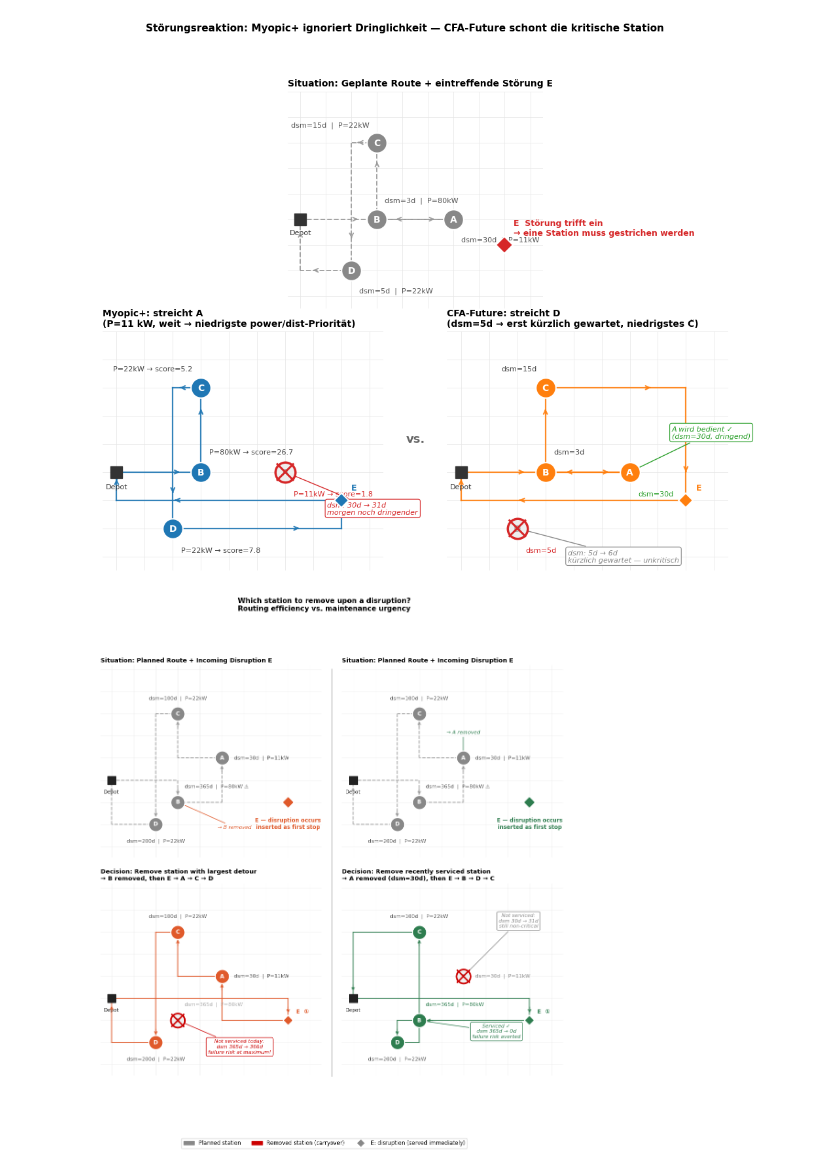
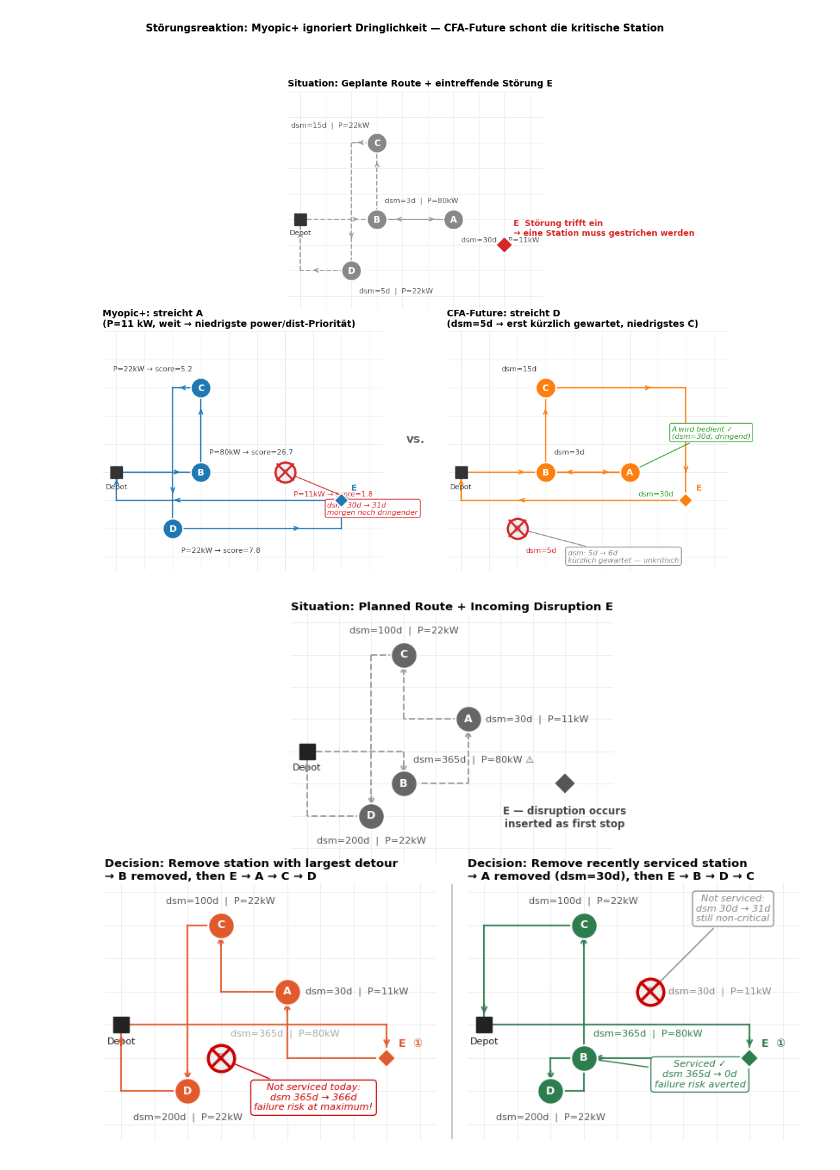
Before and after one commit to philipphuemmer/masterarbeit, a Jupyter notebook: notebooks/illustrative_cfa_vs_myopic_plus.ipynb, the cells around one changed output. Drawn from its saved outputs; the diff is of its cells as text; code cells hidden in the pictures.

```diff
--- a/notebooks/illustrative_cfa_vs_myopic_plus.ipynb
+++ b/notebooks/illustrative_cfa_vs_myopic_plus.ipynb
@@ -677,12 +677,12 @@ C1 = '#e05a2b'
 C2 = '#2e7d4f'
 
 def _grid(ax, title=''):
-    ax.set_xlim(-0.5, 9.5); ax.set_ylim(-0.5, 8.2)
+    ax.set_xlim(-0.5, 9.5); ax.set_ylim(-0.5, 7.3)
     ax.set_aspect('equal'); ax.axis('off')
     for x in range(10): ax.axvline(x, color='#e8e8e8', lw=0.5, zorder=0)
     for y in range(9):  ax.axhline(y, color='#e8e8e8', lw=0.5, zorder=0)
     if title:
-        ax.set_title(title, fontsize=9.5, fontweight='bold', pad=5, loc='left')
+        ax.set_title(title, fontsize=9.5, fontweight='bold', pad=2, loc='left')
 
 def _depot(ax):
     ax.plot(*_d, 's', color='#222', ms=13, zorder=6)
@@ -760,10 +760,10 @@ def _station(ax, name, col, dropped=False, label='', label_col='#333'):
                          'C':(0.0, 0.60,'center','bottom'),'D':(0.0,-0.65,'center','top')}[name]
         ax.text(pos[0]+dx, pos[1]+dy, label, fontsize=8, color=label_col, ha=ha, va=va)
 
-def _situation(ax, col, highlight_drop):
+def _situation(ax, col, highlight_drop, planned=None):
     """Planned route + disruption E. highlight_drop: station name to annotate as drop candidate."""
     _depot(ax)
-    _route(ax, [_d]+[_s[n]['pos'] for n in _planned]+[_d], '#999', ls='--', lw=1.4)
+    _route(ax, [_d]+[_s[n]['pos'] for n in (planned or _planned)]+[_d], '#999', ls='--', lw=1.4)
     for n,s in _s.items():
         warn = ' ⚠' if n=='B' else ''
         _station(ax, n, '#888888',
@@ -798,68 +798,69 @@ def _note(ax, pos, text, col, x_off, y_off):
                 arrowprops=dict(arrowstyle='->', color=col, lw=1.0),
                 bbox=dict(boxstyle='round,pad=0.35', fc='white', ec=col, lw=0.9))
 
-# ── Layout: 2×3  (top: situation | sep | situation; bottom: decision | sep | decision)
-fig = plt.figure(figsize=(13, 12))
+# ── Layout: 2×3  (top: shared situation centered; bottom: decision | sep | decision)
+fig = plt.figure(figsize=(10.4, 8.0))
 gs = GridSpec(2, 3, figure=fig, width_ratios=[10, 0.4, 10],
               height_ratios=[1, 1.05], hspace=0.06, wspace=0.04)
-ax_tl = fig.add_subplot(gs[0, 0])
-ax_tr = fig.add_subplot(gs[0, 2])
-ax_bl = fig.add_subplot(gs[1, 0])
-ax_br = fig.add_subplot(gs[1, 2])
-ax_m  = fig.add_subplot(gs[:, 1]); ax_m.axis('off')
+ax_top = fig.add_subplot(gs[0, :])   # shared situation, full width → recentered below
+ax_bl  = fig.add_subplot(gs[1, 0])
+ax_br  = fig.add_subplot(gs[1, 2])
+ax_m   = fig.add_subplot(gs[1, 1]); ax_m.axis('off')
 ax_m.plot([0.5, 0.5], [0.02, 0.98], color='#bbbbbb', lw=1.2, transform=ax_m.transAxes, clip_on=False)
 
-# ─── Top left: situation for left decision ────────────────────────────────────
-_grid(ax_tl, 'Situation: Planned Route + Incoming Disruption E')
-_situation(ax_tl, C1, highlight_drop='B')
-
-# ─── Top right: situation for right decision ──────────────────────────────────
-_grid(ax_tr, 'Situation: Planned Route + Incoming Disruption E')
-_situation(ax_tr, C2, highlight_drop='A')
+# ─── Top: shared situation (neutral, no drop annotation) ─────────────────────
+_grid(ax_top, 'Situation: Planned Route + Incoming Disruption E')
+_depot(ax_top)
+_route(ax_top, [_d]+[_s[n]['pos'] for n in _planned]+[_d], '#999', ls='--', lw=1.4)
+for n, s in _s.items():
+    warn = ' ⚠' if n == 'B' else ''
+    _station(ax_top, n, '#666666',
+             label=f"dsm={s['dsm']}d  |  P={s['power']}kW{warn}", label_col='#555')
+ax_top.plot(*_E, 'D', color='#555', ms=13, zorder=6,
+            markeredgecolor='white', markeredgewidth=1.5)
+ax_top.text(_E[0], _E[1]-0.7, 'E — disruption occurs\ninserted as first stop',
+            fontsize=8.5, color='#444', fontweight='bold', ha='center', va='top')
 
 # ─── Bottom left: drop by routing efficiency ──────────────────────────────────
 _grid(ax_bl, 'Decision: Remove station with largest detour\n→ B removed, then E → A → C → D')
 _depot(ax_bl)
 _route(ax_bl, [_d, _E, _s['A']['pos'], _s['C']['pos'], _s['D']['pos'], _d], C1)
 for n in _s:
     _station(ax_bl, n, C1, dropped=(n=='B'),
              label=f"dsm={_s[n]['dsm']}d  |  P={_s[n]['power']}kW",
              label_col='#aaaaaa' if n=='B' else '#555555')
 _E_dot(ax_bl, C1)
 _note(ax_bl, _s['B']['pos'],
       'Not serviced today:\ndsm 365d → 366d\nfailure risk at maximum!',
       '#cc0000', +2.8, -1.2)
 
 # ─── Bottom right: drop by maintenance urgency ────────────────────────────────
 _grid(ax_br, 'Decision: Remove recently serviced station\n→ A removed (dsm=30d), then E → B → D → C')
 _depot(ax_br)
 _route(ax_br, [_d, _E, _s['B']['pos'], _s['D']['pos'], _s['C']['pos'], _d], C2)
 for n in _s:
     label_col = C2 if n=='B' else ('#888888' if n=='A' else '#555555')
     _station(ax_br, n, C2, dropped=(n=='A'),
              label=f"dsm={_s[n]['dsm']}d  |  P={_s[n]['power']}kW",
              label_col=label_col)
 _E_dot(ax_br, C2)
 _note(ax_br, _s['A']['pos'],
       'Not serviced:\ndsm 30d → 31d\nstill non-critical',
       '#888888', +2.5, +2.5)
 _note(ax_br, _s['B']['pos'],
       'Serviced ✓\ndsm 365d → 0d\nfailure risk averted',
       C2, +3.5, -0.5)
 
-legend_handles = [
-    mpatches.Patch(color='#888888', label='Planned station'),
-    mpatches.Patch(color='#cc0000', label='Removed station (carryover)'),
-    plt.Line2D([0],[0],marker='D',color='w',markerfacecolor='#888',
-               markersize=9, label='E: disruption (served immediately)'),
-]
-fig.legend(handles=legend_handles, loc='lower center', ncol=3,
-           fontsize=8.5, bbox_to_anchor=(0.5,-0.01), frameon=True)
-fig.suptitle(
-    'Which station to remove upon a disruption?\n'
-    'Routing efficiency vs. maintenance urgency',
-    fontsize=11, fontweight='bold', y=0.995)
-plt.tight_layout(rect=[0,0.03,1,0.975])
+plt.tight_layout()
+
+# Center ax_top to same width as one bottom panel
+pos_bl = ax_bl.get_position()
+pos_br = ax_br.get_position()
+cx = (pos_bl.x0 + pos_br.x1) / 2
+pw = pos_bl.width
+pt = ax_top.get_position()
+ax_top.set_position([cx - pw/2, pt.y0, pw, pt.height])
+
 plt.show()
 # %% [output]
-[figure, old version]
+[figure, new version]
```
Also changed, not shown: parts of 1 cell of this notebook, 45 other files.
